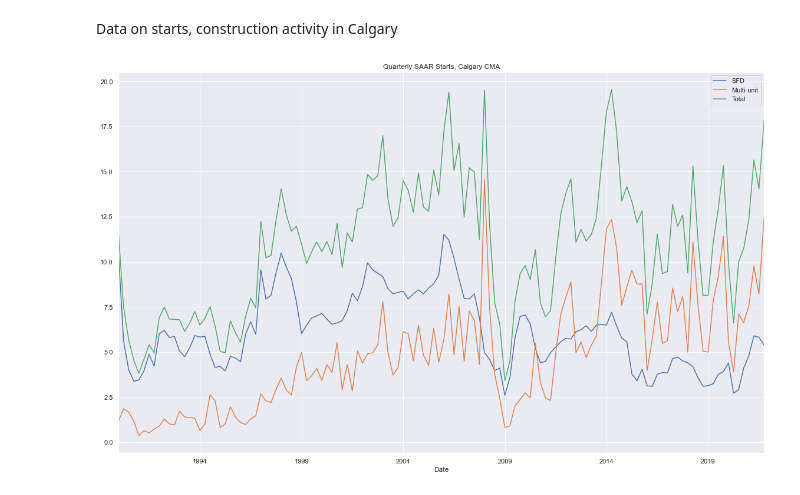
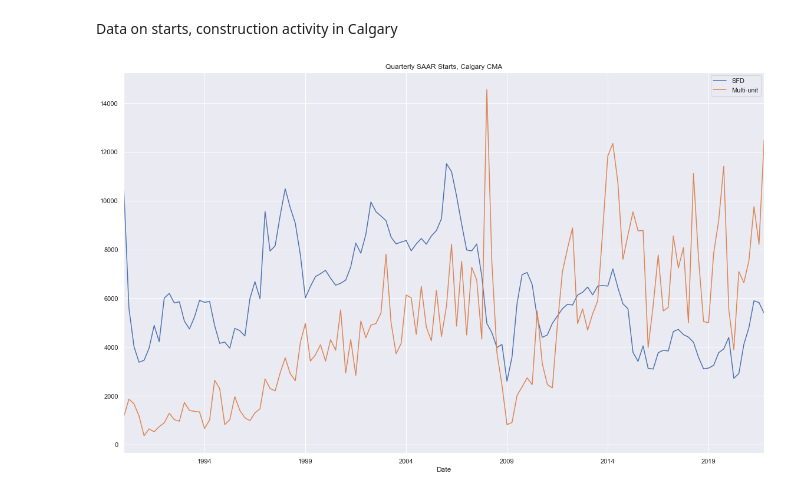
Before and after one commit to doublebigmak/housing_stats, a Jupyter notebook: kbase/starts.ipynb, the cells around one changed output. Saved outputs shown, nothing was run; the diff lists cells and outputs as text; code cells hidden in the pictures.

```diff
--- a/kbase/starts.ipynb
+++ b/kbase/starts.ipynb
@@ -42,9 +42,9 @@ saar.index=saar.index.rename('Date')
 saar.index=pd.DatetimeIndex(saar.index,freq='QS-OCT')
 saar=saar.dropna()
 # %%
-saar[['single_starts_saar','multi_starts_saar','total_starts_saar']].plot(title='Quarterly SAAR Starts, Calgary CMA', figsize=(16,10))
-plt.legend(['SFD','Multi-unit','Total'])
+(saar[['single_starts_saar','multi_starts_saar']]*1000).plot(title='Quarterly SAAR Starts, Calgary CMA', figsize=(16,10))
+plt.legend(['SFD','Multi-unit'])
 plt.tight_layout()
 plt.savefig('kbase_graphs/saar_full.png')
 # %% [output]
-[figure, old version]
+[figure, new version]
```
Also changed, not shown: parts of 17 cells of this notebook, 5 other files.
